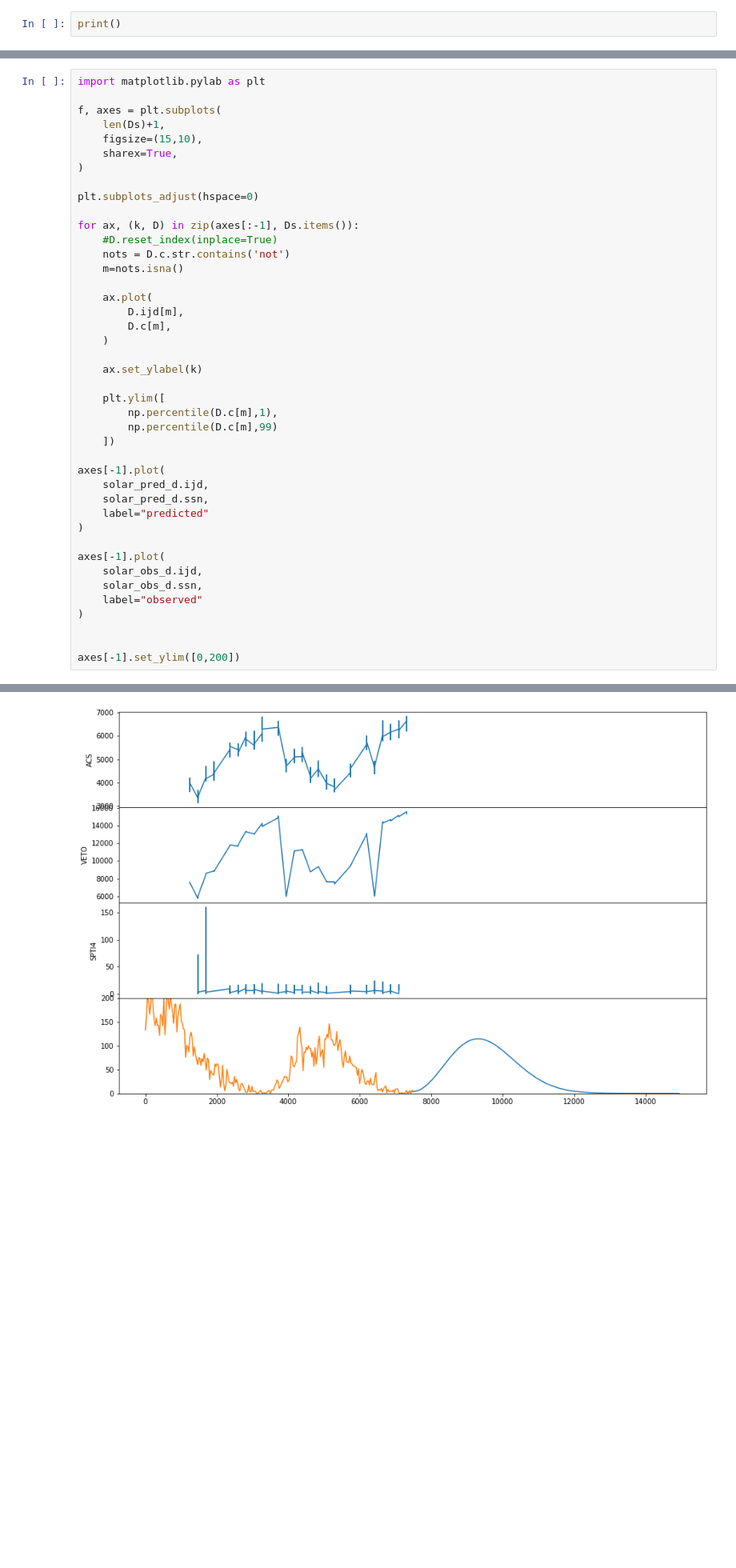
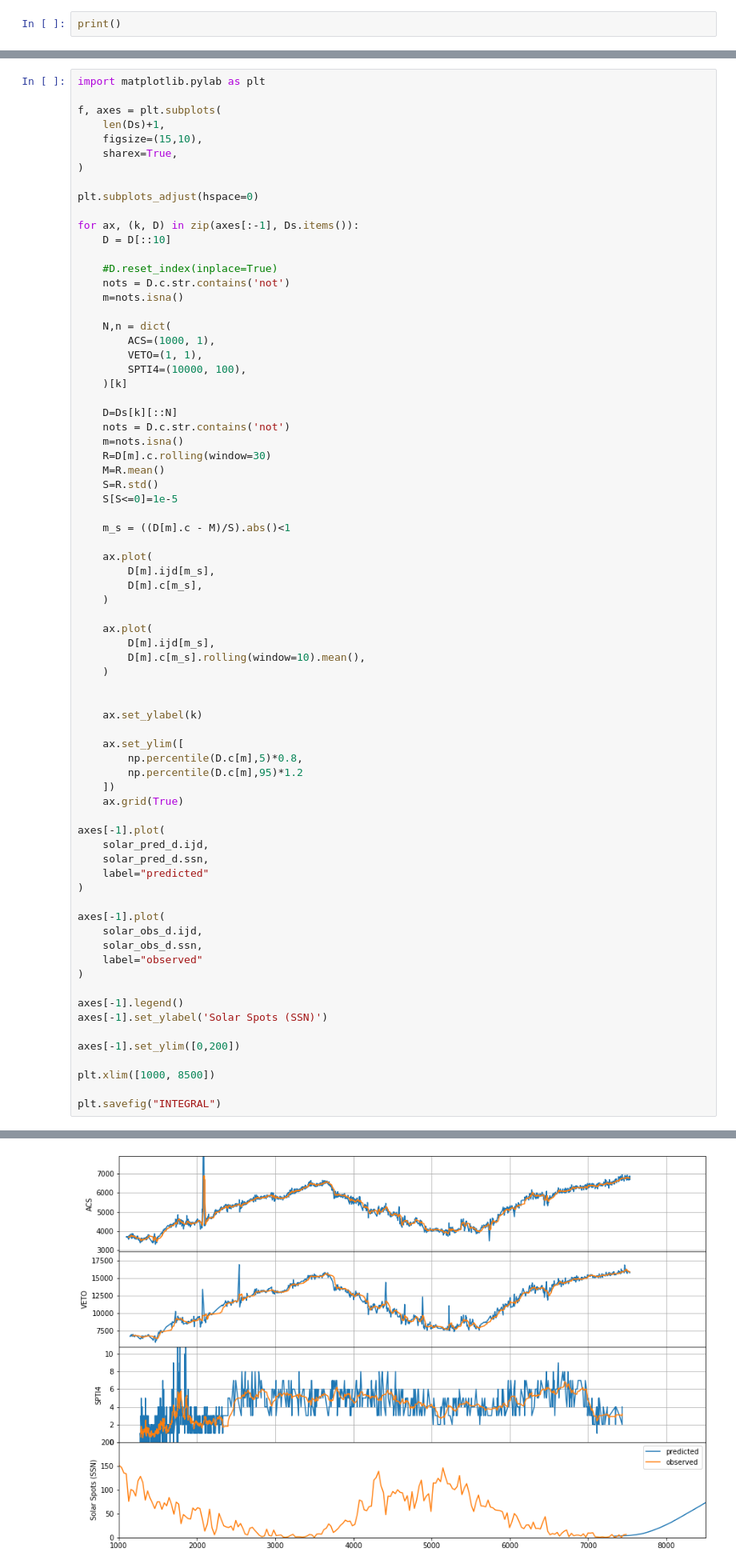
Before and after one commit to integral-observatory/integral-background-history, a Jupyter notebook: integral_background_history.ipynb, the cells around one changed output, grey strips where cells are left out. Shown at 80% size. Drawn from its saved outputs; the diff is of its cells as text; blank space fills up the shorter version.

```diff
--- a/integral_background_history.ipynb
+++ b/integral_background_history.ipynb
@@ -68,21 +68,46 @@ f, axes = plt.subplots(
 plt.subplots_adjust(hspace=0)
 
 for ax, (k, D) in zip(axes[:-1], Ds.items()):
+    D = D[::10]
+
     #D.reset_index(inplace=True)
     nots = D.c.str.contains('not')
     m=nots.isna()
 
+    N,n = dict(
+        ACS=(1000, 1),
+        VETO=(1, 1),
+        SPTI4=(10000, 100),
+    )[k]
+
+    D=Ds[k][::N]
+    nots = D.c.str.contains('not')
+    m=nots.isna()
+    R=D[m].c.rolling(window=30)
+    M=R.mean()
+    S=R.std()
+    S[S<=0]=1e-5
+
+    m_s = ((D[m].c - M)/S).abs()<1
+
     ax.plot(
-        D.ijd[m],
-        D.c[m],
+        D[m].ijd[m_s],
+        D[m].c[m_s],
     )
+
+    ax.plot(
+        D[m].ijd[m_s],
+        D[m].c[m_s].rolling(window=10).mean(),
+    )
+
 
     ax.set_ylabel(k)
 
-    plt.ylim([
-        np.percentile(D.c[m],1),
-        np.percentile(D.c[m],99)
+    ax.set_ylim([
+        np.percentile(D.c[m],5)*0.8,
+        np.percentile(D.c[m],95)*1.2
     ])
+    ax.grid(True)
 
 axes[-1].plot(
     solar_pred_d.ijd,
@@ -96,6 +121,12 @@ axes[-1].plot(
     label="observed"
 )
 
+axes[-1].legend()
+axes[-1].set_ylabel('Solar Spots (SSN)')
 
 axes[-1].set_ylim([0,200])
+
+plt.xlim([1000, 8500])
+
+plt.savefig("INTEGRAL")
 # %% [output]
@@ -103,4 +133,4 @@ axes[-1].set_ylim([0,200])
-[figure, old version]
+[figure, new version]
 # %%
 solar_obs = requests.get("https://services.swpc.noaa.gov/json/solar-cycle/observed-solar-cycle-indices.json").json()
 solar_pred = requests.get("https://services.swpc.noaa.gov/json/solar-cycle/predicted-solar-cycle.json").json()
```
Also changed, not shown: parts of 5 cells of this notebook, 1 other file.
